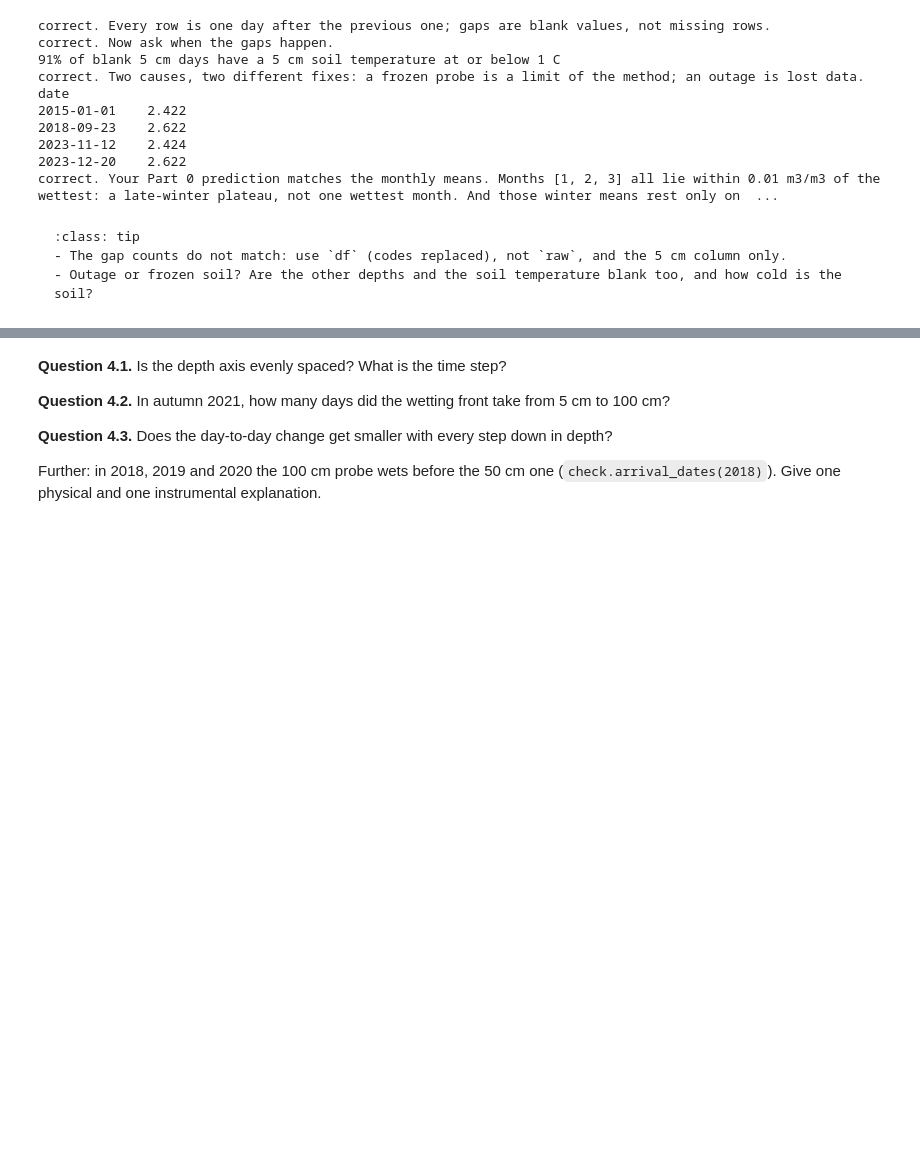
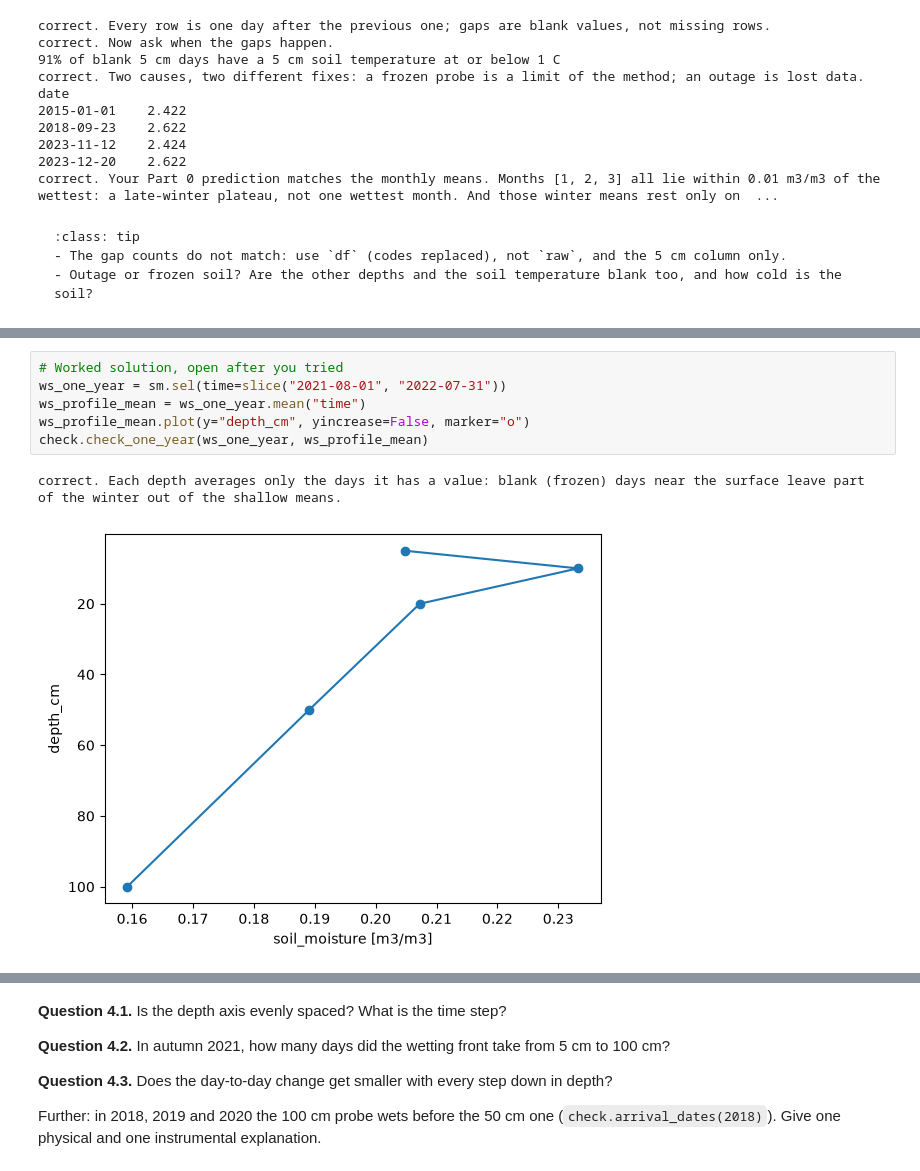
Before and after one commit to geo-smart/mlgeo-book, a Jupyter notebook: book/Chapter2-DataManipulation/lab_s07_soil_moisture.ipynb, the cells around one changed output, grey strips where cells are left out. Drawn from its saved outputs; the diff is of its cells as text; blank space fills up the shorter version.

```diff
--- a/book/Chapter2-DataManipulation/lab_s07_soil_moisture.ipynb
+++ b/book/Chapter2-DataManipulation/lab_s07_soil_moisture.ipynb
@@ -540 +688,10 @@ The five probe columns form a 2D array, depth by time. Physics predicts its stru
+# %%
+# Worked solution, open after you tried
+ws_one_year = sm.sel(time=slice("2021-08-01", "2022-07-31"))
+ws_profile_mean = ws_one_year.mean("time")
+ws_profile_mean.plot(y="depth_cm", yincrease=False, marker="o")
+check.check_one_year(ws_one_year, ws_profile_mean)
+# %% [output]
+correct. Each depth averages only the days it has a value: blank (frozen) days near the surface leave part of the winter out of the shallow means.
+[figure, added]
 # %%
```
Also changed, not shown: parts of 74 cells of this notebook, 8 other files.
